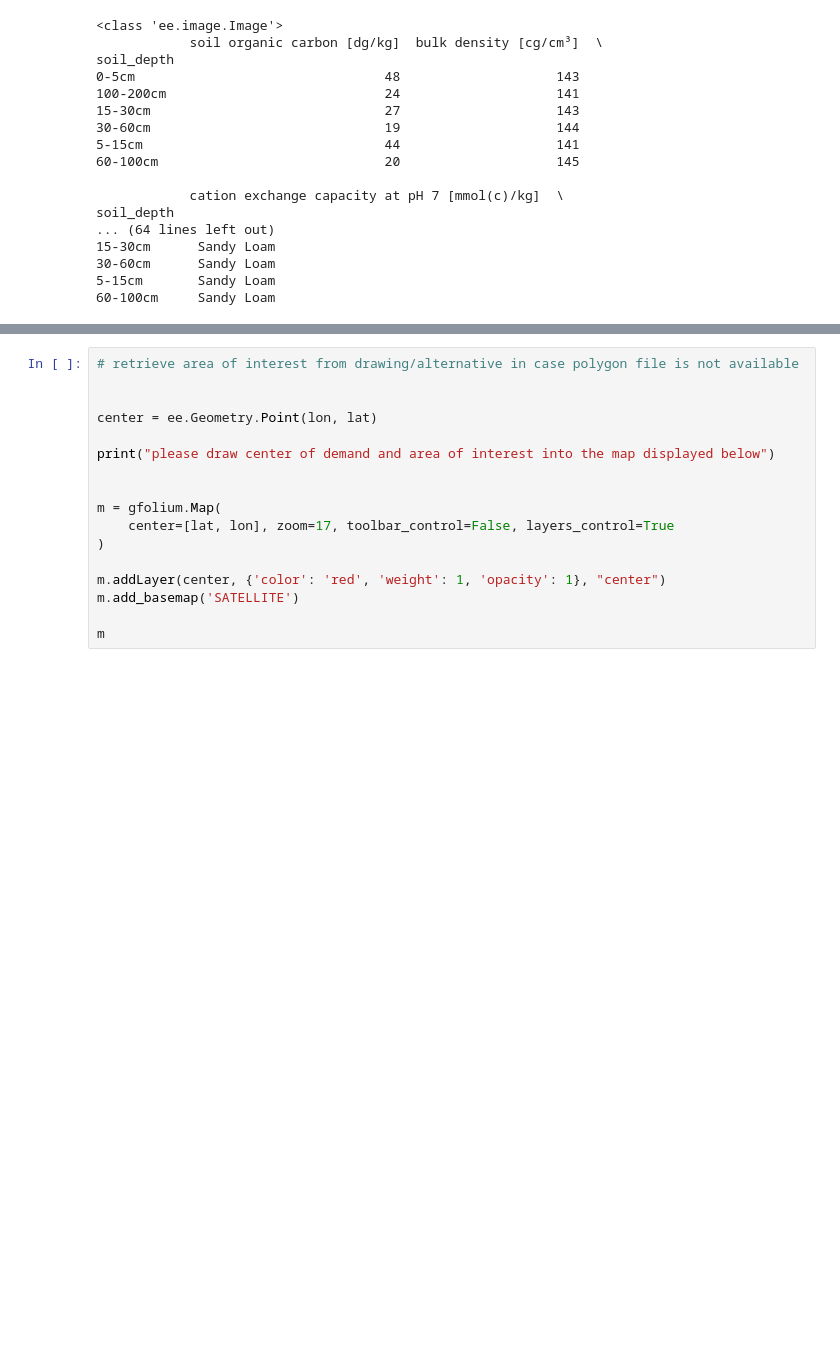
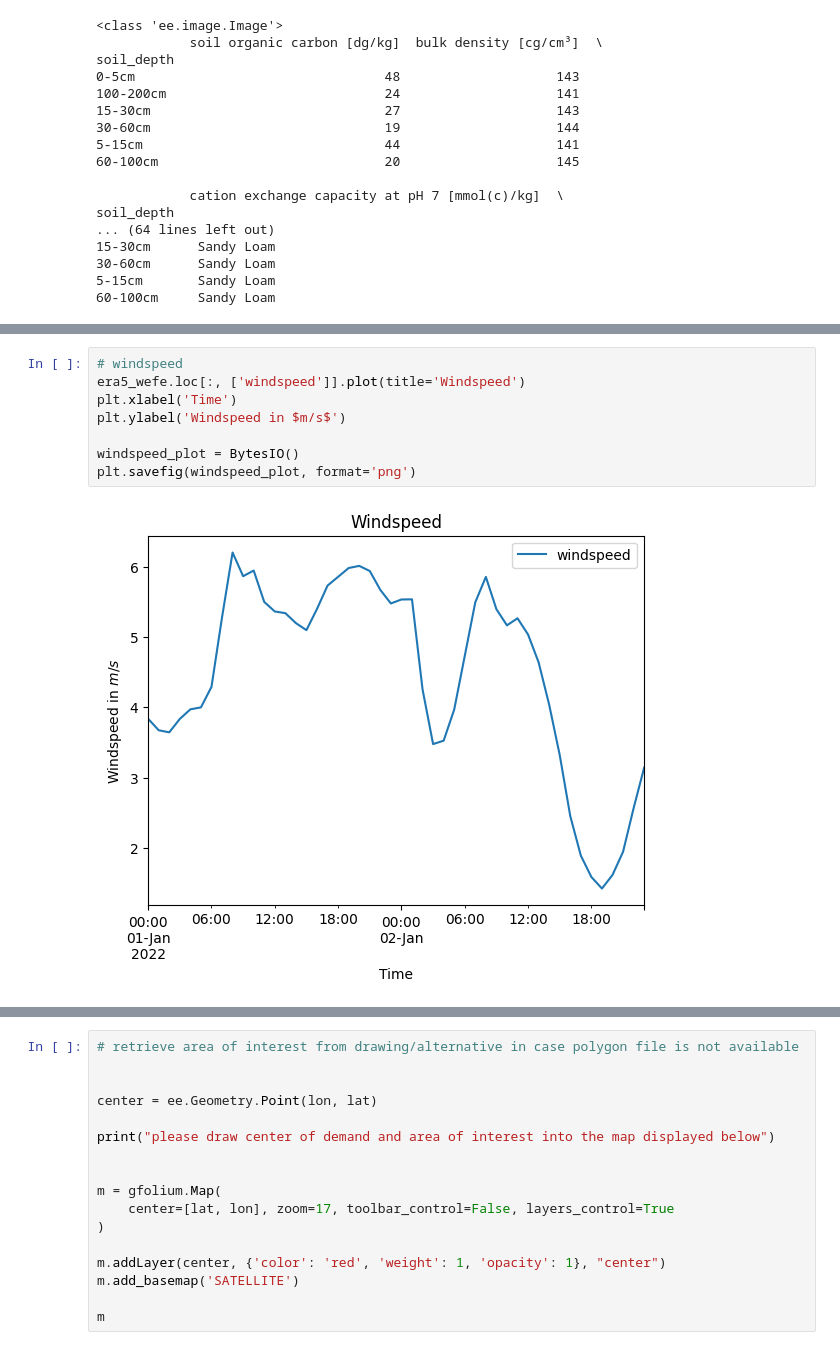
Before and after one commit to rl-institut/WEFESiteAnalyst, a Jupyter notebook: examples/generic/WEFESiteAnalyst-test.ipynb, the cells around one changed output, grey strips where cells are left out. Drawn from its saved outputs; the diff is of its cells as text; blank space fills up the shorter version.

```diff
--- a/examples/generic/WEFESiteAnalyst-test.ipynb
+++ b/examples/generic/WEFESiteAnalyst-test.ipynb
@@ -653,3 +590,13 @@ plt.ylabel('Irradiance in $W/m^2$')
+# %%
+# windspeed
+era5_wefe.loc[:, ['windspeed']].plot(title='Windspeed')
+plt.xlabel('Time')
+plt.ylabel('Windspeed in $m/s$')
+
+windspeed_plot = BytesIO()
+plt.savefig(windspeed_plot, format='png')
+# %% [output]
+[figure, added]
 # %%
 # plot total precipitation
 era5_wefe.loc[:, ['tp']].plot(title='Total Precipitation')
```
Also changed, not shown: parts of 14 cells of this notebook, 11 other files.
